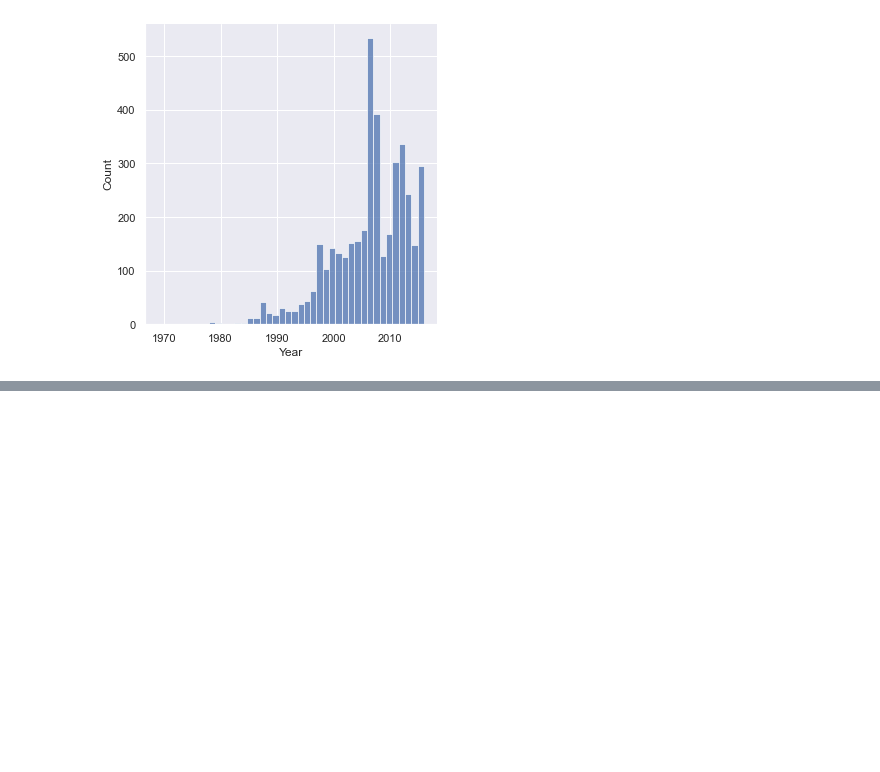
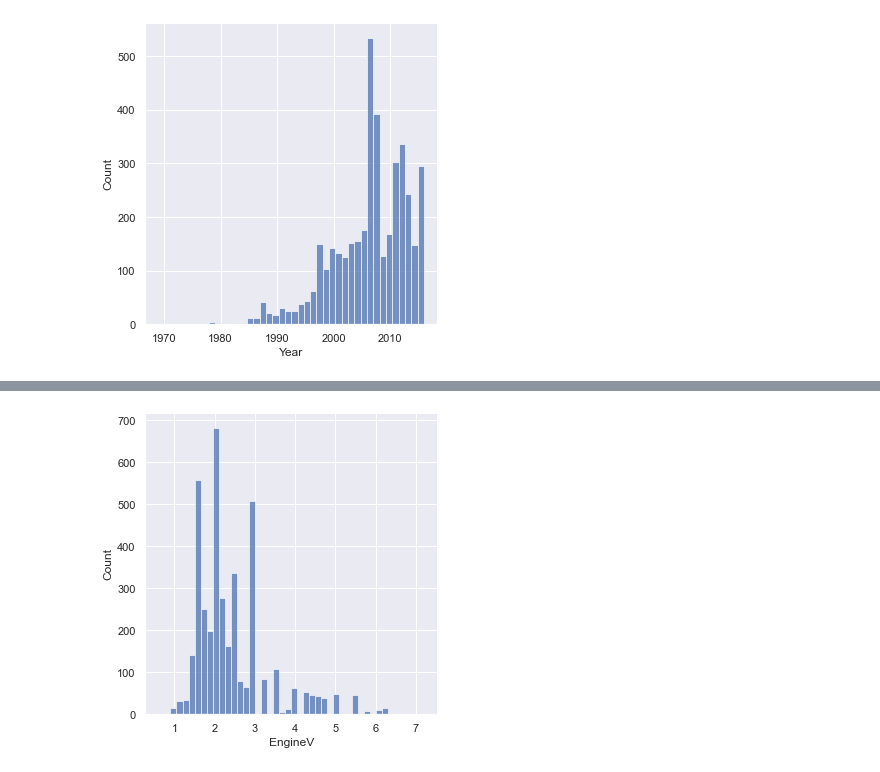
Before and after one commit to tomasz-urban/Jupyter, a Jupyter notebook: DS_bootcamp/linear_regression_sklearn/car_sales_example_project.ipynb, the cells around one changed output, grey strips where cells are left out. Cells and saved outputs as stored; diff of their text form; code cells hidden in the pictures; blank space fills up the shorter version.

```diff
--- a/DS_bootcamp/linear_regression_sklearn/car_sales_example_project.ipynb
+++ b/DS_bootcamp/linear_regression_sklearn/car_sales_example_project.ipynb
@@ -134,0 +172,5 @@ sns.displot(data_no_mv['Year']);
+# %%
+data_3 = data_2[data_2['EngineV']<8.3]
+sns.displot(data_3['EngineV']);
+# %% [output]
+[figure, added]
```
Also changed, not shown: parts of 12 cells of this notebook.
